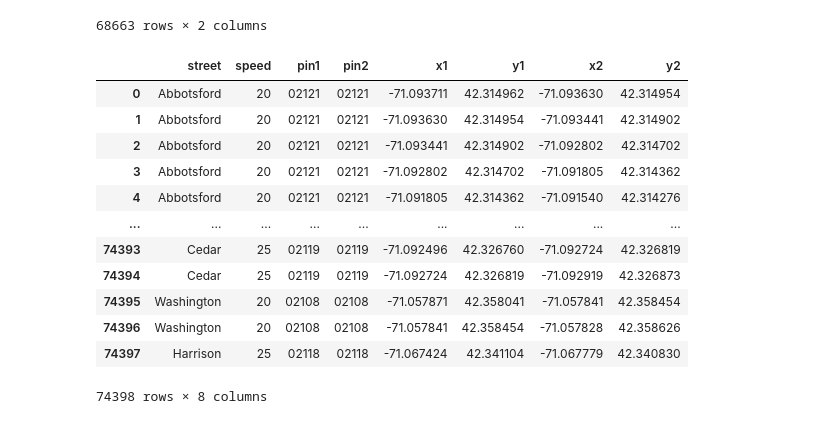
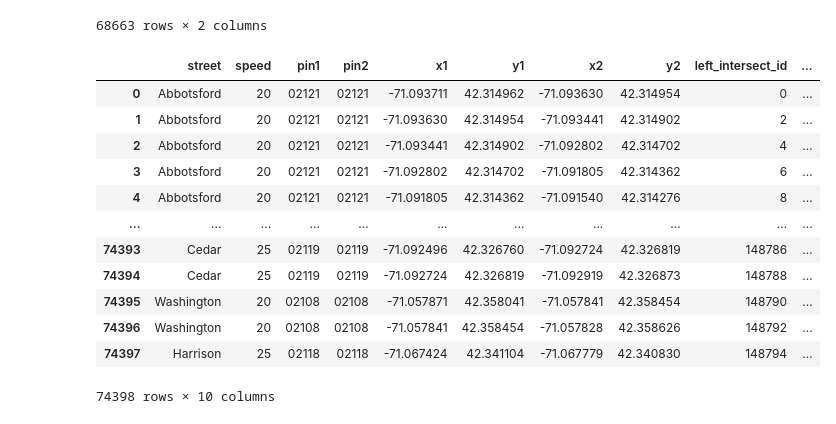
Before and after one commit to 4300-traffic-group/project, a Jupyter notebook: boston_cleanup.ipynb, the cells around one changed output. Cells and saved outputs as stored; diff of their text form; code cells hidden in the pictures.

Commit message:
streets & intersection ids

```diff
--- a/boston_cleanup.ipynb
+++ b/boston_cleanup.ipynb
@@ -143,44 +145,51 @@ nodes_df1
 # %%
 # creating a df to be used in SQL
 def mk_lines(df):
     street = []
     speed = []
     pin1 = []
     pin2 = []
     x1 = []
     y1 = []
     x2 = []
     y2 = []
+    left_intersect_id = []
+    right_intersect_id = []
 
     for index, row in df.iterrows():
         for i in range(row['npoints']-1):
             street.append(row['ST_NAME'])
             speed.append(row['SPEEDLIMIT'])
             pin1.append(row['TRACT00_L'])
             pin2.append(row['TRACT00_R'])
             xlst = row['x']
             x1.append(xlst[i])
             x2.append(xlst[i+1])
             ylst = row['y']
             y1.append(ylst[i])
             y2.append(ylst[i+1])
 
-    lines = {'street':street, 'speed':speed, 'pin1':pin1,'pin2':pin2, 'x1':x1, 'y1':y1, 'x2':x2, 'y2':y2}
+    for i in range(0,len(street) * 2,2):
+        left_intersect_id.append(i)
+        right_intersect_id.append(i+1)
+
+    lines = {'street':street, 'speed':speed, 'pin1':pin1,'pin2':pin2, 'x1':x1, 'y1':y1, 'x2':x2, 'y2':y2,
+            'left_intersect_id':left_intersect_id,'right_intersect_id':right_intersect_id}
     return pd.DataFrame(lines)
 
 lines_dfn = mk_lines(nbos)
 lines_dfn
 # %% [output]
-|  | street | speed | pin1 | pin2 | x1 | y1 | x2 | y2 |
-| 0 | Abbotsford | 20 | 02121 | 02121 | -71.093711 | 42.314962 | -71.093630 | 42.314954 |
-| 1 | Abbotsford | 20 | 02121 | 02121 | -71.093630 | 42.314954 | -71.093441 | 42.314902 |
-| 2 | Abbotsford | 20 | 02121 | 02121 | -71.093441 | 42.314902 | -71.092802 | 42.314702 |
-| 3 | Abbotsford | 20 | 02121 | 02121 | -71.092802 | 42.314702 | -71.091805 | 42.314362 |
-| 4 | Abbotsford | 20 | 02121 | 02121 | -71.091805 | 42.314362 | -71.091540 | 42.314276 |
-| ... | ... | ... | ... | ... | ... | ... | ... | ... |
-| 74393 | Cedar | 25 | 02119 | 02119 | -71.092496 | 42.326760 | -71.092724 | 42.326819 |
-| 74394 | Cedar | 25 | 02119 | 02119 | -71.092724 | 42.326819 | -71.092919 | 42.326873 |
-| 74395 | Washington | 20 | 02108 | 02108 | -71.057871 | 42.358041 | -71.057841 | 42.358454 |
-| 74396 | Washington | 20 | 02108 | 02108 | -71.057841 | 42.358454 | -71.057828 | 42.358626 |
-| 74397 | Harrison | 25 | 02118 | 02118 | -71.067424 | 42.341104 | -71.067779 | 42.340830 |
+|  | street | speed | pin1 | pin2 | x1 | y1 | x2 | y2 | left_intersect_id | ... |
+| 0 | Abbotsford | 20 | 02121 | 02121 | -71.093711 | 42.314962 | -71.093630 | 42.314954 | 0 | ... |
+| 1 | Abbotsford | 20 | 02121 | 02121 | -71.093630 | 42.314954 | -71.093441 | 42.314902 | 2 | ... |
+| 2 | Abbotsford | 20 | 02121 | 02121 | -71.093441 | 42.314902 | -71.092802 | 42.314702 | 4 | ... |
+| 3 | Abbotsford | 20 | 02121 | 02121 | -71.092802 | 42.314702 | -71.091805 | 42.314362 | 6 | ... |
+| 4 | Abbotsford | 20 | 02121 | 02121 | -71.091805 | 42.314362 | -71.091540 | 42.314276 | 8 | ... |
+| ... | ... | ... | ... | ... | ... | ... | ... | ... | ... | ... |
+| 74393 | Cedar | 25 | 02119 | 02119 | -71.092496 | 42.326760 | -71.092724 | 42.326819 | 148786 | ... |
+| 74394 | Cedar | 25 | 02119 | 02119 | -71.092724 | 42.326819 | -71.092919 | 42.326873 | 148788 | ... |
+| 74395 | Washington | 20 | 02108 | 02108 | -71.057871 | 42.358041 | -71.057841 | 42.358454 | 148790 | ... |
+| 74396 | Washington | 20 | 02108 | 02108 | -71.057841 | 42.358454 | -71.057828 | 42.358626 | 148792 | ... |
+| 74397 | Harrison | 25 | 02118 | 02118 | -71.067424 | 42.341104 | -71.067779 | 42.340830 | 148794 | ... |
-74398 rows × 8 columns
+74398 rows × 10 columns
```
Also changed, not shown: parts of 2 cells of this notebook, 18 other files.
